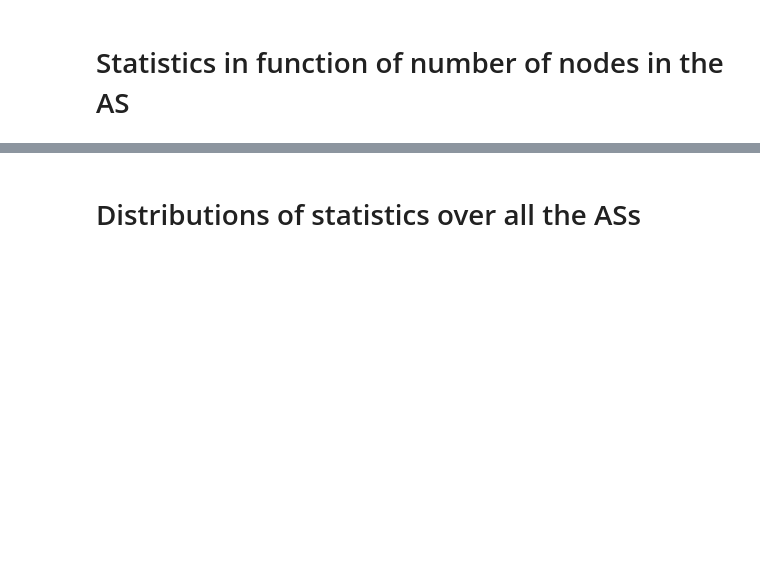
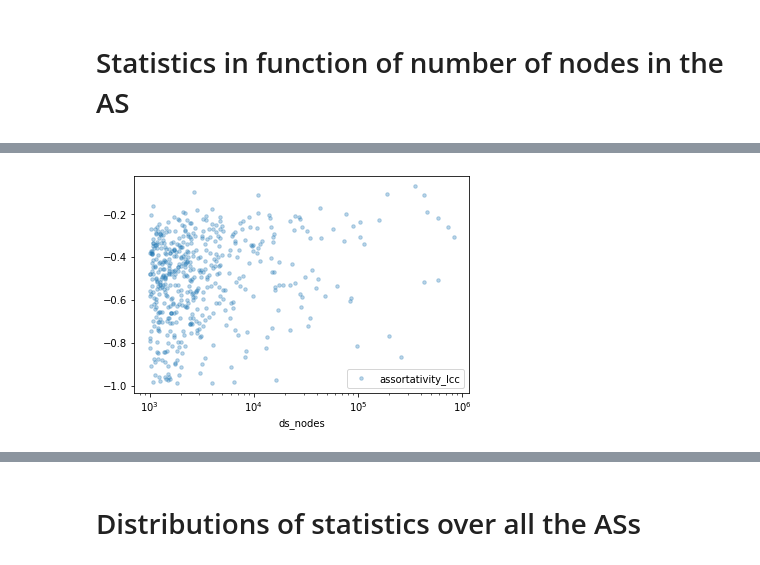
Before and after one commit to netgroup/as-analysis, a Jupyter notebook: plotter.ipynb, the cells around one changed output, grey strips where cells are left out. Drawn from its saved outputs; the diff is of its cells as text; code cells hidden in the pictures; blank space fills up the shorter version.

```diff
--- a/plotter.ipynb
+++ b/plotter.ipynb
@@ -89,19 +115,21 @@ plt.savefig("figures/dens_all.png", dpi=300)
 # %%
 # assortativity
-df = analysis_df[["ds_nodes", "assortativity"]]
-df.plot(ls="", marker = ".", x="ds_nodes", markersize=7, alpha=.3)
-plt.xscale("log")
-plt.savefig("figures/ass.png", dpi=300)
+# df = analysis_df[["ds_nodes", "assortativity"]]
+# df.plot(ls="", marker = ".", x="ds_nodes", markersize=7, alpha=.3)
+# plt.xscale("log")
+# plt.savefig(FOLDER + "/ass.png", dpi=300)
 
 df = analysis_df[["ds_nodes", "assortativity_lcc"]]
 df.plot(ls="", marker = ".", x="ds_nodes", markersize=7, alpha=.3)
 plt.xscale("log")
-plt.savefig("figures/ass_lcc.png", dpi=300)
+plt.savefig(FOLDER + "/ass_lcc.png", dpi=300)
 
-df = analysis_df[["ds_nodes", "assortativity", "assortativity_lcc"]]
-df.plot(ls="", marker = ".", x="ds_nodes", markersize=7, alpha=.3)
-plt.xscale("log")
-plt.savefig("figures/ass_all.png", dpi=300)
+# df = analysis_df[["ds_nodes", "assortativity", "assortativity_lcc"]]
+# df.plot(ls="", marker = ".", x="ds_nodes", markersize=7, alpha=.3)
+# plt.xscale("log")
+# plt.savefig(FOLDER + "/ass_all.png", dpi=300)
+# %% [output]
+[figure, added]
 # %%
 # number of leaf1 aggregators
 df = analysis_df[["ds_nodes", "ri_leaf1_aggr"]]
```
Also changed, not shown: parts of 16 cells of this notebook, 5 other files.
